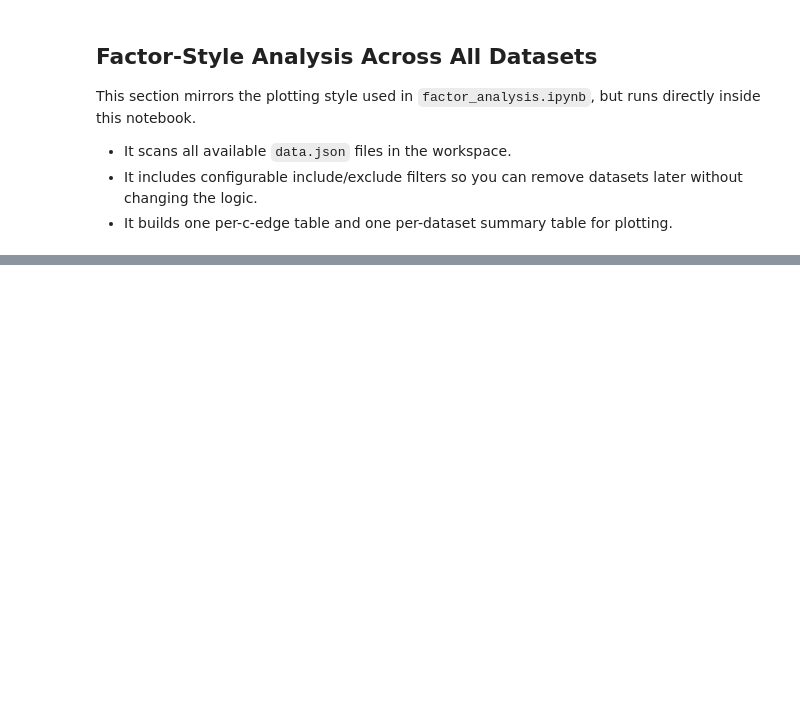
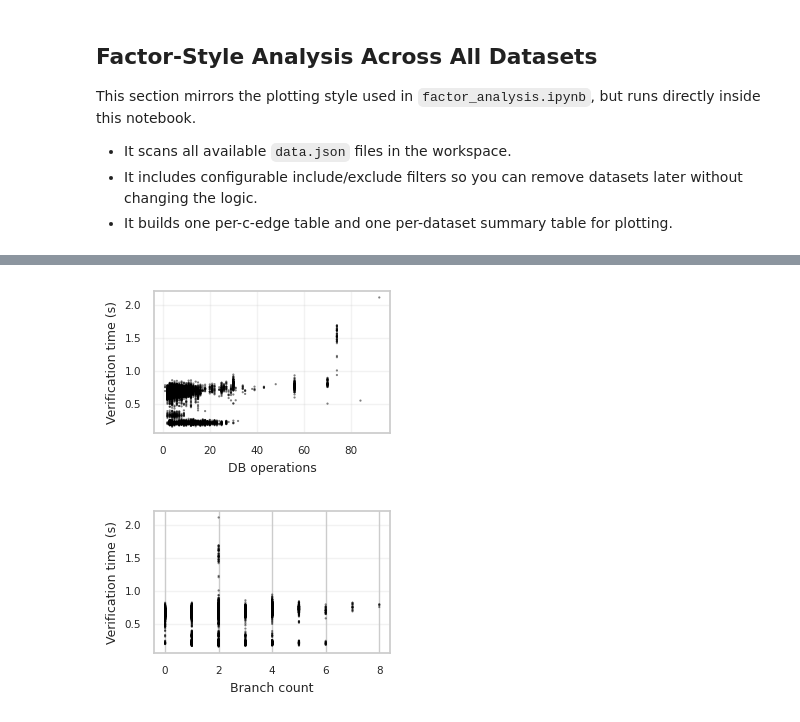
Before and after one commit to yanjunc6/FMitF_rs, a Jupyter notebook: benchmark_pipeline.ipynb, the cells around one changed output, grey strips where cells are left out. Saved outputs shown, nothing was run; the diff lists cells and outputs as text; code cells hidden in the pictures; blank space fills up the shorter version.

```diff
--- a/benchmark_pipeline.ipynb
+++ b/benchmark_pipeline.ipynb
@@ -1214,3 +1184,83 @@ Saved extra-theme figures:
   - /scratch/yanjunc6/FMitF_rs/tmp_plot/factor_style_plots/theme5_hop_count_vs_stage_wallclock.pdf
   - /scratch/yanjunc6/FMitF_rs/tmp_plot/factor_style_plots/theme6_schema_size_vs_stage_wallclock.pdf
   - /scratch/yanjunc6/FMitF_rs/tmp_plot/factor_style_plots/theme7_template_count_vs_stage_wallclock.pdf
+# %%
+fig_w = 3.2                # ≈ ~1/3 A4 text width (inches)
+fig_h = 2.2                # ~1/3 A4 text width (inches)
+
+LABEL_FS = 9
+TICK_FS = 7.5
+RED = '#E77C8E'    # myred for verification time (duration)
+BLUE = '#619AC3'   # myblue for verification stage time
+
+# 1) duration_ms vs (db_read_count + db_write_count) using red small dots (no log scale)
+plot1 = df_all_cedge.copy()
+plot1['db_total_ops_plot'] = pd.to_numeric(plot1.get('db_read_count'), errors='coerce') + pd.to_numeric(plot1.get('db_write_count'), errors='coerce')
+plot1['duration_s'] = pd.to_numeric(plot1.get('duration_ms'), errors='coerce') / 1000.0
+plot1 = plot1.dropna(subset=['db_total_ops_plot', 'duration_s'])
+
+fig, ax = plt.subplots(figsize=(fig_w, fig_h))
+ax.scatter(
+    plot1['db_total_ops_plot'],
+    plot1['duration_s'],
+    c='black',
+    s=2.5,
+    alpha=0.5,
+    edgecolors='none',
+)
+ax.set_xlabel('DB operations', fontsize=LABEL_FS)
+ax.set_ylabel('Verification time (s)', fontsize=LABEL_FS)
+ax.tick_params(axis='both', which='major', labelsize=TICK_FS)
+ax.grid(True, alpha=0.25)
+plt.tight_layout()
+plt.savefig(ANALYSIS_OUT / 'plt_db_operations_vs_verification_time.pdf', dpi=150, format='pdf')
+plt.show()
+
+# 2) branch_count vs verification time using red scatter (no log scale)
+plot2 = df_all_cedge.copy()
+plot2['branch_count'] = pd.to_numeric(plot2.get('branch_count'), errors='coerce')
+plot2['duration_s'] = pd.to_numeric(plot2.get('duration_ms'), errors='coerce') / 1000.0
+plot2 = plot2.dropna(subset=['branch_count', 'duration_s'])
+
+fig, ax = plt.subplots(figsize=(fig_w, fig_h))
+ax.scatter(
+    plot2['branch_count'],
+    plot2['duration_s'],
+    c='black',
+    s=2.5,
+    alpha=0.5,
+    edgecolors='none',
+)
+ax.set_xlabel('Branch count', fontsize=LABEL_FS)
+ax.set_ylabel('Verification time (s)', fontsize=LABEL_FS)
+ax.tick_params(axis='both', which='major', labelsize=TICK_FS)
+ax.grid(True, axis='y', alpha=0.25)
+plt.tight_layout()
+plt.savefig(ANALYSIS_OUT / 'plt_branch_count_vs_verification_time.pdf', dpi=150, format='pdf')
+plt.show()
+
+# 3) dataset hop_count vs verification_stage_ms scatter using blue
+plot3 = df_all_dataset.copy()
+plot3['hop_count'] = pd.to_numeric(plot3.get('hop_count'), errors='coerce')
+plot3['verification_stage_s'] = pd.to_numeric(plot3.get('verification_stage_ms'), errors='coerce') / 1000.0
+plot3 = plot3.dropna(subset=['hop_count', 'verification_stage_s'])
+
+fig, ax = plt.subplots(figsize=(fig_w, fig_h))
+ax.scatter(
+    plot3['hop_count'],
+    plot3['verification_stage_s'],
+    c='black',
+    s=10,
+    alpha=1,
+    edgecolors='none',
+)
+ax.set_xlabel('Benchmark hop count', fontsize=LABEL_FS)
+ax.set_ylabel('Verification stage time (s)', fontsize=LABEL_FS)
+ax.tick_params(axis='both', which='major', labelsize=TICK_FS)
+ax.grid(True, alpha=0.25)
+plt.tight_layout()
+plt.savefig(ANALYSIS_OUT / 'plt_hop_count_vs_verification_stage_time.pdf', dpi=150, format='pdf')
+plt.show()
+# %% [output]
+[figure, added]
+[figure, added]
```
Also changed, not shown: parts of 11 cells of this notebook, 20 other files.
